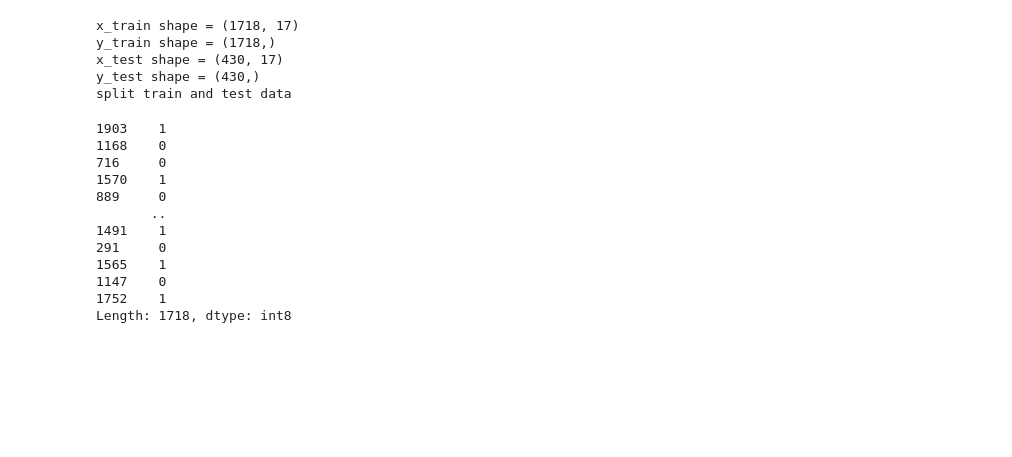
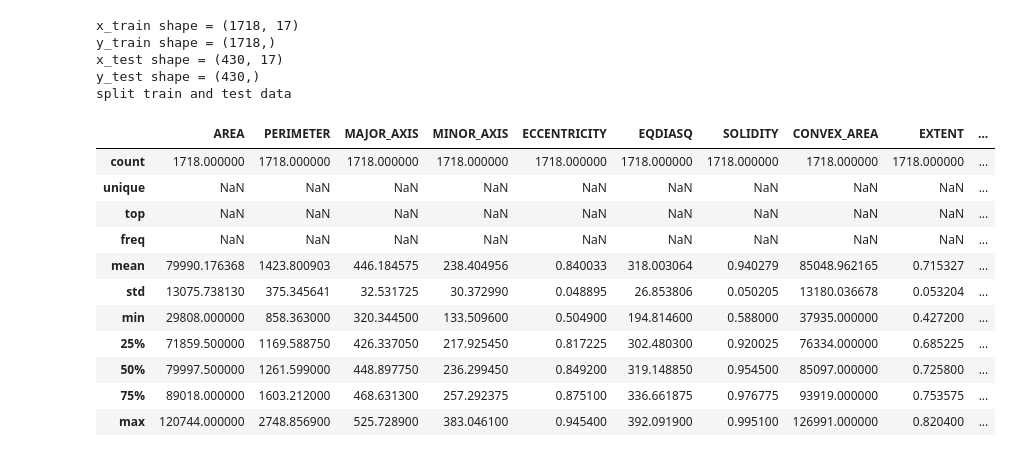
Before and after one commit to petethegreat/pistachio_mlops, a Jupyter notebook: notebook/pistachio.ipynb, the cells around one changed output. Cells and saved outputs as stored; diff of their text form; code cells hidden in the pictures; blank space fills up the shorter version.

```diff
--- a/notebook/pistachio.ipynb
+++ b/notebook/pistachio.ipynb
@@ -112,22 +113,41 @@ split train and test data
 # evaluate
 # run inference on dummy "new" data
 
+def validate_data(in_df: pd.DataFrame) -> pd.DataFrame:
+    """check input data, count nulls, basic stats"""
+    summary = in_df.describe(include='all')
+    # check for entirely missing columns
+    entirely_missing = [x for x in in_df.columns if summary.loc['count', x] == 0]
+    if entirely_missing:
+        raise ValueError(f'following columns in supplied data are missing: {entirely_missing}')
+    # check that columns have more than one unique value
+    single_value_columns = [x for x in in_df.columns if summary.loc['unique', column] == 1]
+    if entirely_missing:
+        raise ValueError(f'following columns in supplied data are missing: {entirely_missing}')
+
+
+
 
 train = pd.read_parquet(train_path)
-train['Class'] = train.Class.astype('category')
-train.Class.cat.codes
+
+
+# train['Class'] = train.Class.astype('category')
+# train.Class.cat.codes
 
 # https://pandas.pydata.org/docs/user_guide/categorical.html#controlling-behavior
-# %% [output]
-1903    1
-1168    0
-716     0
-1570    1
-889     0
-       ..
-1491    1
-291     0
-1565    1
-1147    0
-1752    1
-Length: 1718, dtype: int8
+# %%
+summary = train.describe(include='all')
+summary
+# %% [output]
+|  | AREA | PERIMETER | MAJOR_AXIS | MINOR_AXIS | ECCENTRICITY | EQDIASQ | SOLIDITY | CONVEX_AREA | EXTENT | ... |
+| count | 1718.000000 | 1718.000000 | 1718.000000 | 1718.000000 | 1718.000000 | 1718.000000 | 1718.000000 | 1718.000000 | 1718.000000 | ... |
+| unique | NaN | NaN | NaN | NaN | NaN | NaN | NaN | NaN | NaN | ... |
+| top | NaN | NaN | NaN | NaN | NaN | NaN | NaN | NaN | NaN | ... |
+| freq | NaN | NaN | NaN | NaN | NaN | NaN | NaN | NaN | NaN | ... |
+| mean | 79990.176368 | 1423.800903 | 446.184575 | 238.404956 | 0.840033 | 318.003064 | 0.940279 | 85048.962165 | 0.715327 | ... |
+| std | 13075.738130 | 375.345641 | 32.531725 | 30.372990 | 0.048895 | 26.853806 | 0.050205 | 13180.036678 | 0.053204 | ... |
+| min | 29808.000000 | 858.363000 | 320.344500 | 133.509600 | 0.504900 | 194.814600 | 0.588000 | 37935.000000 | 0.427200 | ... |
+| 25% | 71859.500000 | 1169.588750 | 426.337050 | 217.925450 | 0.817225 | 302.480300 | 0.920025 | 76334.000000 | 0.685225 | ... |
+| 50% | 79997.500000 | 1261.599000 | 448.897750 | 236.299450 | 0.849200 | 319.148850 | 0.954500 | 85097.000000 | 0.725800 | ... |
+| 75% | 89018.000000 | 1603.212000 | 468.631300 | 257.292375 | 0.875100 | 336.661875 | 0.976775 | 93919.000000 | 0.753575 | ... |
+| max | 120744.000000 | 2748.856900 | 525.728900 | 383.046100 | 0.945400 | 392.091900 | 0.995100 | 126991.000000 | 0.820400 | ... |
```
Also changed, not shown: parts of 10 cells of this notebook, 1 other file.
